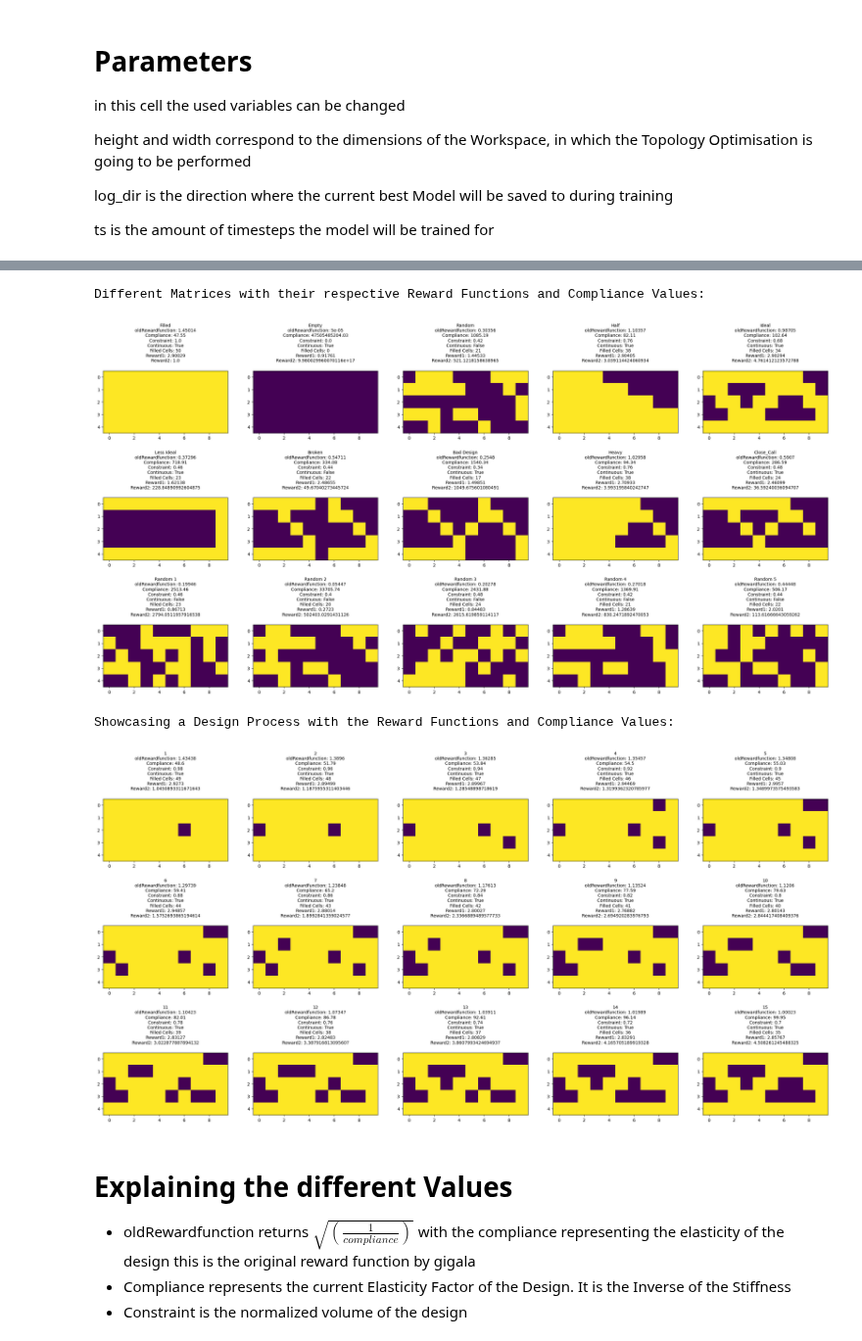
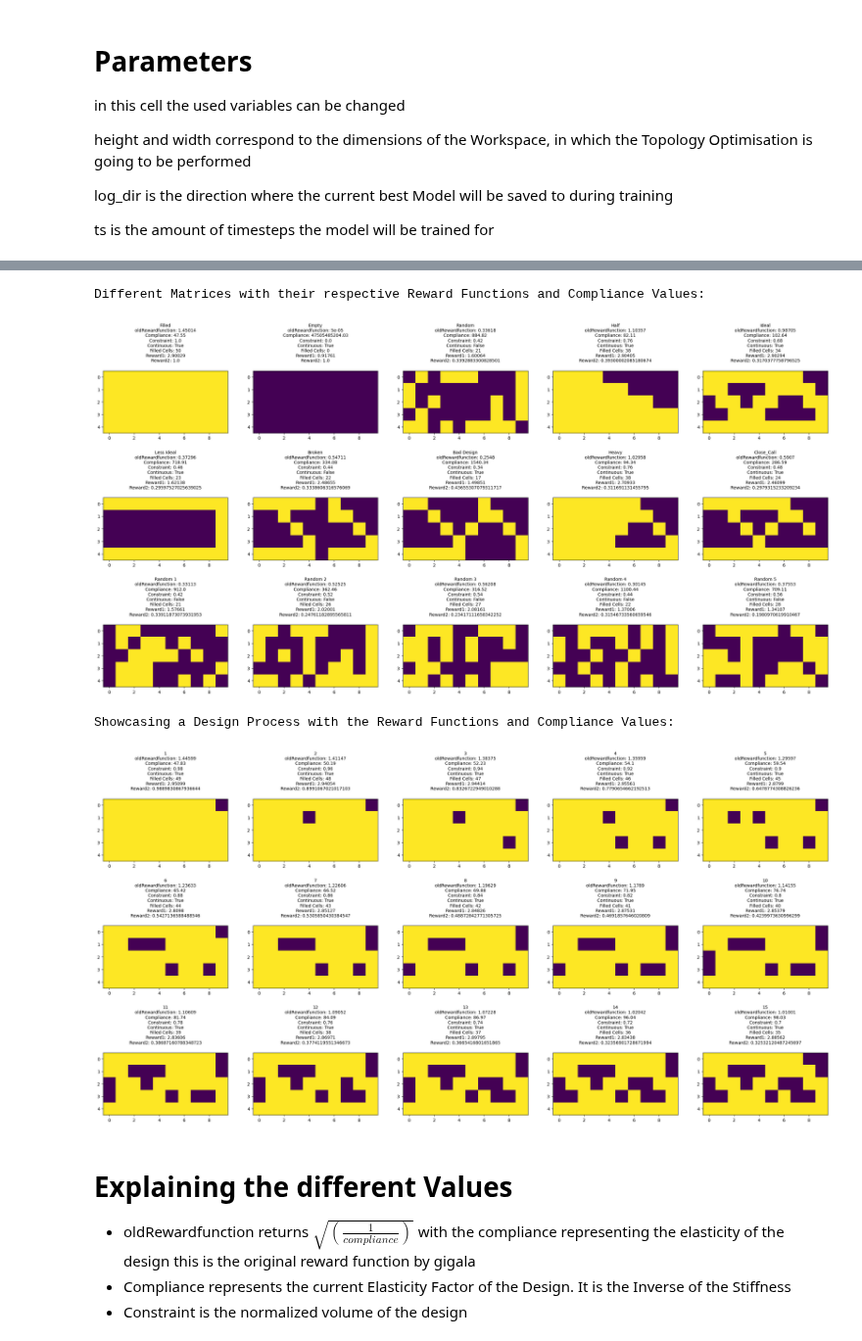
Before and after one commit to adrian0850/topology_optimization_RL_BA, a Jupyter notebook: src/from scratch V2.ipynb, the cells around one changed output, grey strips where cells are left out. Shown at 98% size. Cells and saved outputs as stored; diff of their text form; code cells hidden in the pictures.

```diff
--- a/src/from scratch V2.ipynb
+++ b/src/from scratch V2.ipynb
@@ -247,7 +247,7 @@ def rewardFunction_1(matrix):
 def rewardFunction_2(matrix, initial_compliance):
     # this is the Reward Function by Nathan Brown modified to fit the different
     # design space and different values used
-    comp_frac = (get_compliance(matrix)/initial_compliance)**2
+    comp_frac = ((initial_compliance/get_compliance(matrix)))**2
     removed_node_frac = (get_removed_cells(matrix) / number_of_nodes)**2
     return comp_frac + removed_node_frac
 
@@ -509,39 +509,38 @@ matrix_dict.clear()
 
 
 
 
-
-matrices.append(zero_to_densitiy(final_matrix))
-
+ideal_matrix = zero_to_densitiy(ideal_matrix)
+matrices.append(zero_to_densitiy(ideal_matrix))
 
 for i in range(0, 15):
     temp = turn_random_density_to_one(matrices[i])
     temp = zero_to_densitiy(temp)
     matrices.append(temp)
 
 matrices.reverse()
 matrix_names = ["1", "2", "3", "4", "5", "6", "7", "8", "9", "10", "11", "12", "13", "14", "15"]
 
 for name, matrix in zip(matrix_names, matrices):
     state = {
         "matrix" : matrix,
         "Name" : name,
         "rewardfunc" : rewardFunction_old(matrix),
         "constraint" : constraintFunction(matrix),
         "Compliance" : objective(matrix),
         "continuous" : is_continuous(matrix, bound_nodes),
         "filled_cells" : get_filled_cells(matrix),
         "reward1" : rewardFunction_1(matrix),
         "reward2" : rewardFunction_2(matrix, initial_compliance)
     }
     states.append(state)
 print("Showcasing a Design Process with the Reward Functions and Compliance Values:")
 render_all(states)
 # %% [output]
 Different Matrices with their respective Reward Functions and Compliance Values:
-[figure, old version]
+[figure, new version]
 Showcasing a Design Process with the Reward Functions and Compliance Values:
-[figure, old version]
+[figure, new version]
 # %% [markdown]
 # Explaining the different Values
 
```
Also changed, not shown: parts of 1 cell of this notebook.
